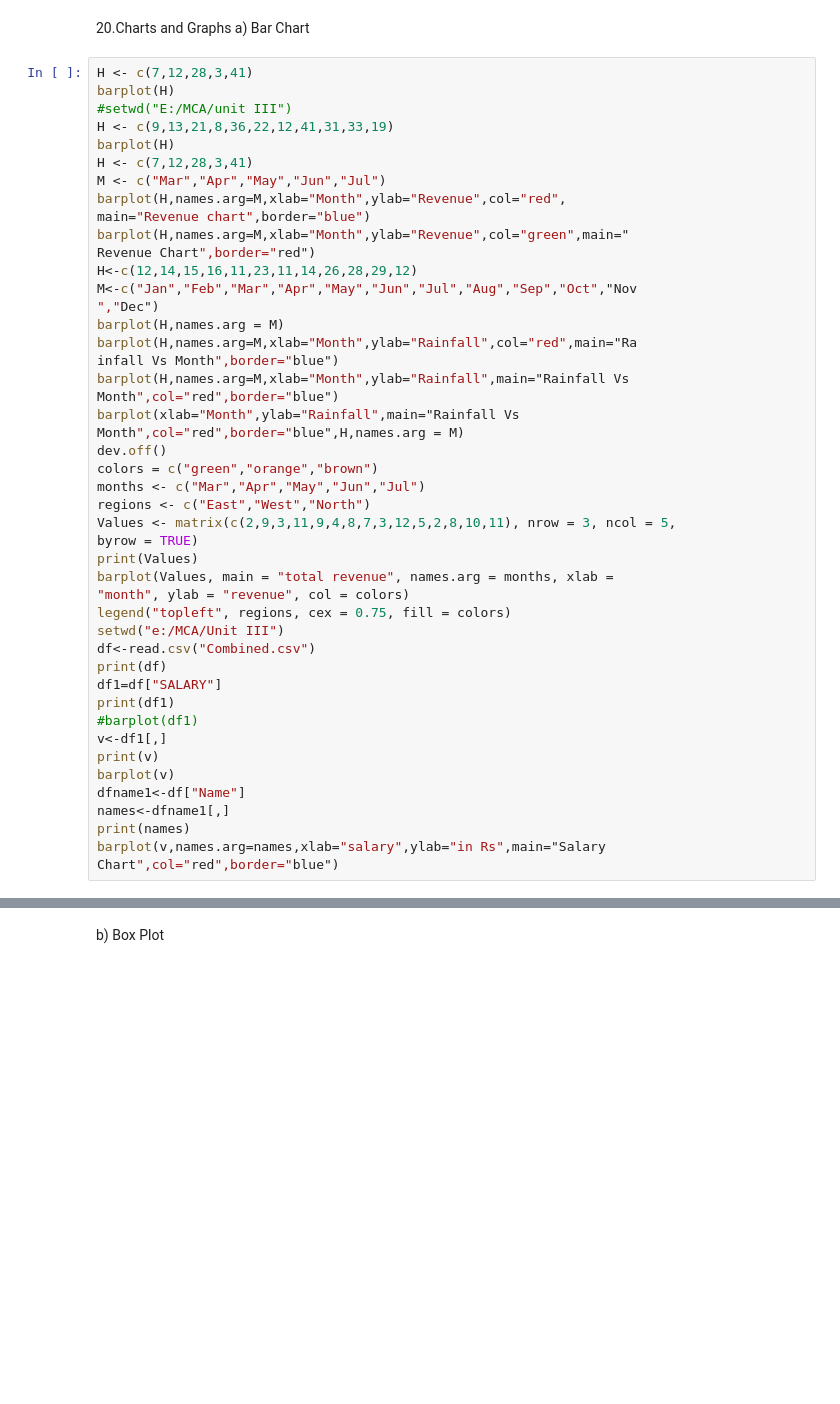
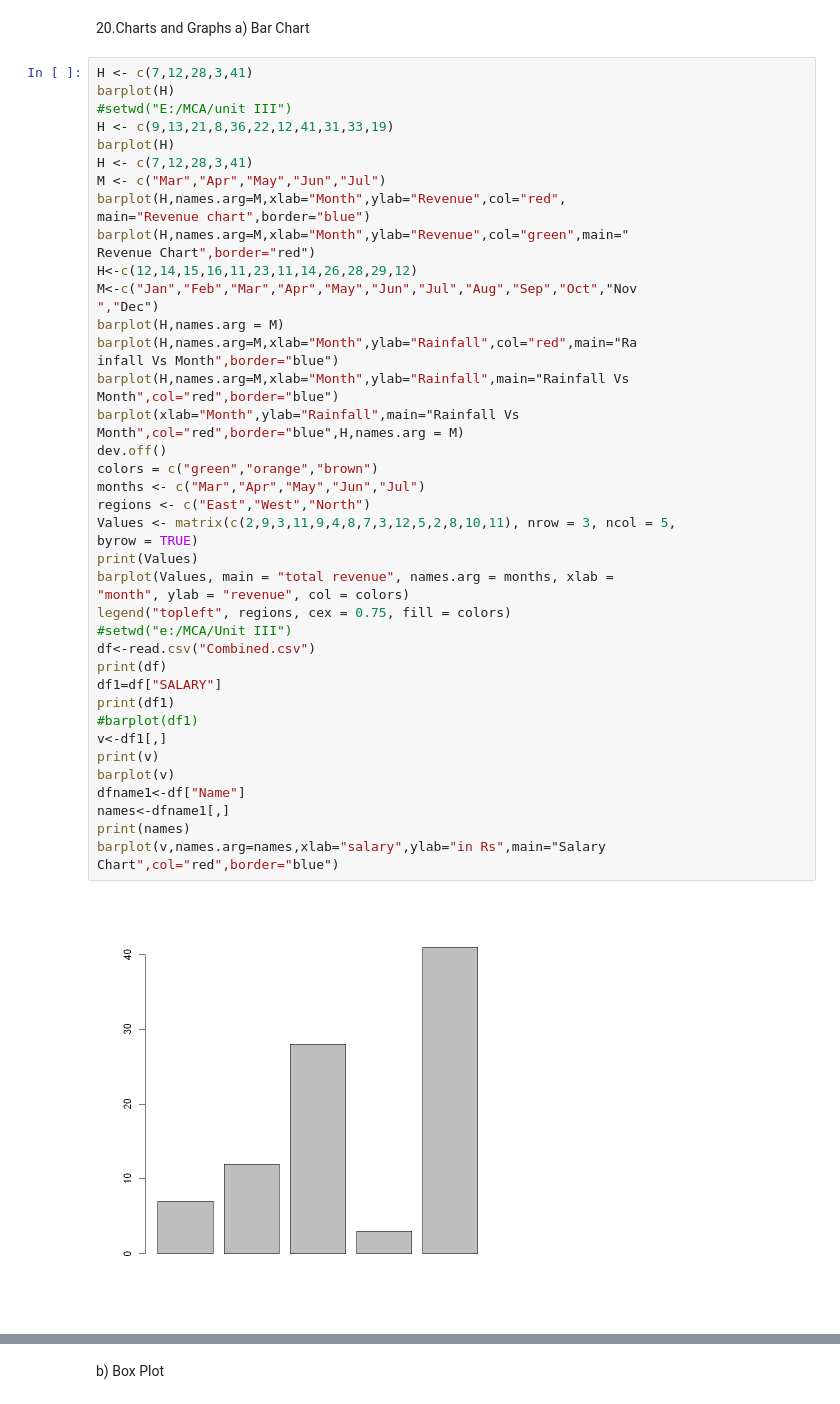
Before and after one commit to apggitsrmv/DataScience_R_Lab, a Jupyter notebook: Lab/Lab Submit/20-30.ipynb, the cells around one changed output, grey strips where cells are left out. Cells and saved outputs as stored; diff of their text form; blank space fills up the shorter version.

```diff
--- a/Lab/Lab Submit/20-30.ipynb
+++ b/Lab/Lab Submit/20-30.ipynb
@@ -19,31 +19,33 @@ M<-c("Jan","Feb","Mar","Apr","May","Jun","Jul","Aug","Sep","Oct","Nov
 barplot(H,names.arg = M)
 barplot(H,names.arg=M,xlab="Month",ylab="Rainfall",col="red",main="Ra
 infall Vs Month",border="blue")
 barplot(H,names.arg=M,xlab="Month",ylab="Rainfall",main="Rainfall Vs
 Month",col="red",border="blue")
 barplot(xlab="Month",ylab="Rainfall",main="Rainfall Vs
 Month",col="red",border="blue",H,names.arg = M)
 dev.off()
 colors = c("green","orange","brown")
 months <- c("Mar","Apr","May","Jun","Jul")
 regions <- c("East","West","North")
 Values <- matrix(c(2,9,3,11,9,4,8,7,3,12,5,2,8,10,11), nrow = 3, ncol = 5,
 byrow = TRUE)
 print(Values)
 barplot(Values, main = "total revenue", names.arg = months, xlab =
 "month", ylab = "revenue", col = colors)
 legend("topleft", regions, cex = 0.75, fill = colors)
-setwd("e:/MCA/Unit III")
+#setwd("e:/MCA/Unit III")
 df<-read.csv("Combined.csv")
 print(df)
 df1=df["SALARY"]
 print(df1)
 #barplot(df1)
 v<-df1[,]
 print(v)
 barplot(v)
 dfname1<-df["Name"]
 names<-dfname1[,]
 print(names)
 barplot(v,names.arg=names,xlab="salary",ylab="in Rs",main="Salary
 Chart",col="red",border="blue")
+# %% [output]
+[figure, added]
```
Also changed, not shown: parts of 53 cells of this notebook, 8 other files.
